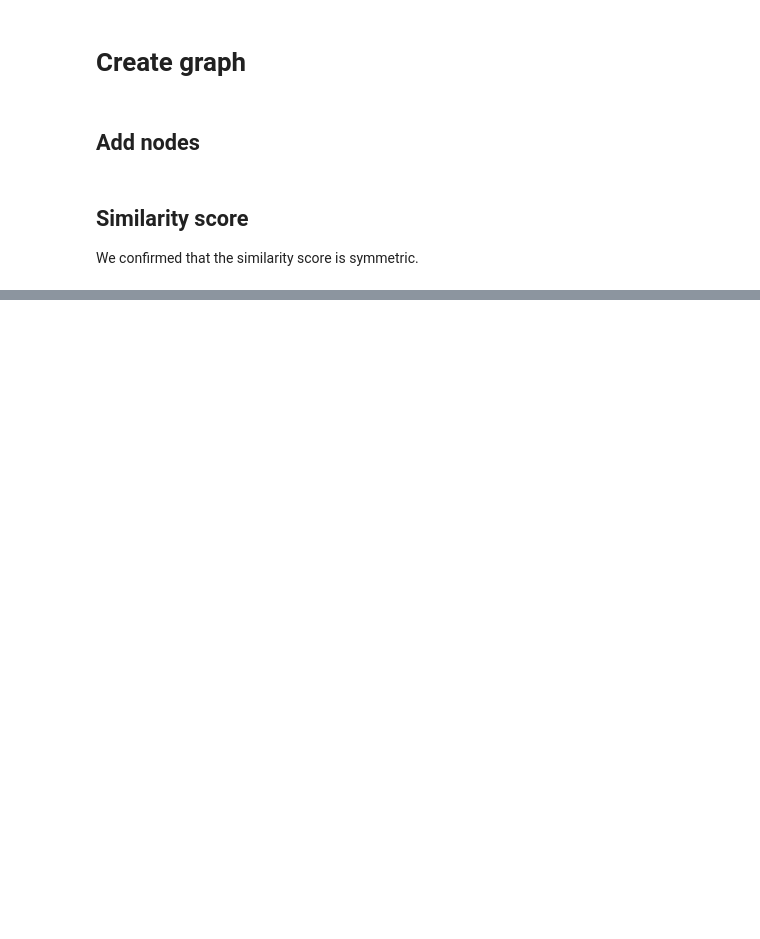
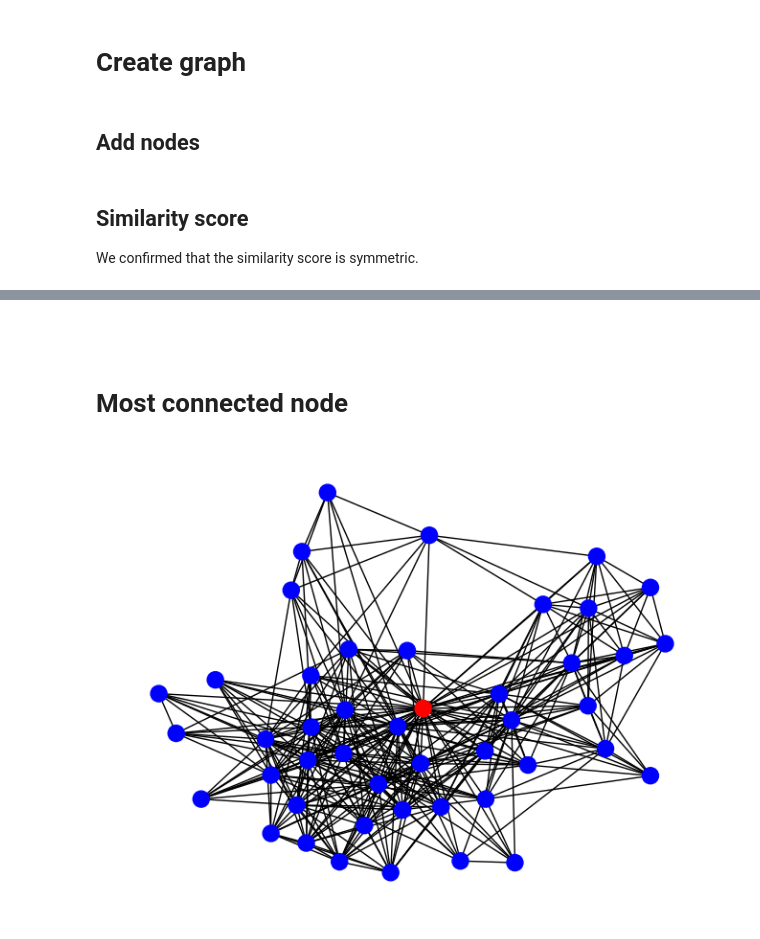
Before and after one commit to AMGrobelnik/MLG-Predicting-Impacful-Events, a Jupyter notebook: GraphGeneration.ipynb, the cells around one changed output, grey strips where cells are left out. Cells and saved outputs as stored; diff of their text form; code cells hidden in the pictures; blank space fills up the shorter version.

```diff
--- a/GraphGeneration.ipynb
+++ b/GraphGeneration.ipynb
@@ -16,11 +12,11 @@ for file in files:
 # %% [markdown]
 # Create graph
 # %%
-G = nx.DiGraph()
+G = nx.Graph()
 # %% [markdown]
 ## Add nodes
 # %%
-def get_features(event):
+def get_event_features(event):
     info = event['info']
     articleCounts, multiLingInfo, eventDate = info['articleCounts'], info['multiLingInfo'], info['eventDate']
 
@@ -32 +35,4 @@ def get_features(event):
+# %%
+def get_id(orig_id, prefix):
+    return f"{prefix}_{orig_id}"
 # %%
@@ -82,0 +120,16 @@ We confirmed that the similarity score is symmetric.
+# %% [markdown]
+##
+# %% [markdown]
+# Most connected node
+# %%
+degrees = G.degree()
+focus_node = max(degrees, key=lambda x: x[1])[0]
+radius = 1
+
+ego = nx.ego_graph(G, focus_node, radius=radius)
+node_colors = ["red" if n == focus_node else "blue" for n in ego.nodes()]
+pos = nx.spring_layout(ego, seed=42)
+
+nx.draw(ego, pos, node_color=node_colors, node_size=150, with_labels=False)
+# %% [output]
+[figure, added]
```
Also changed, not shown: parts of 24 cells of this notebook.
